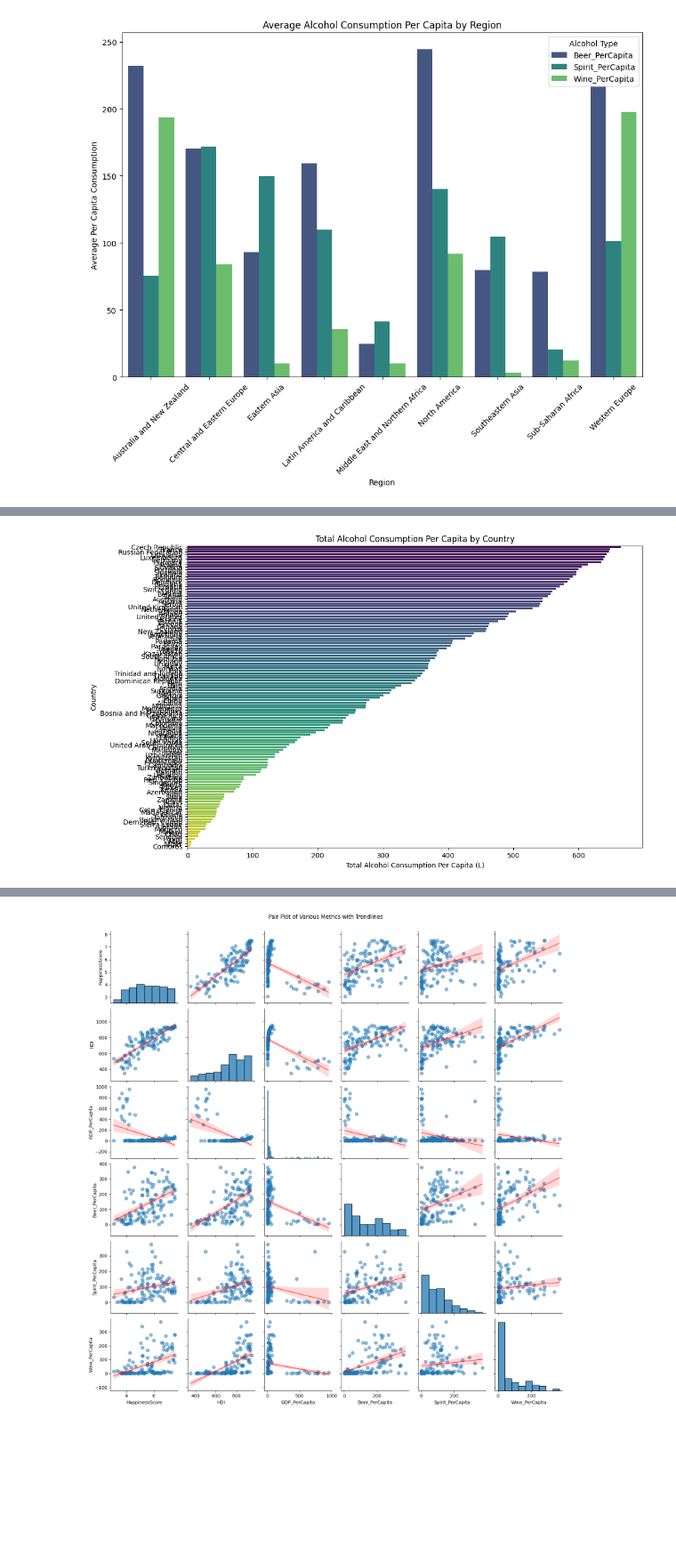
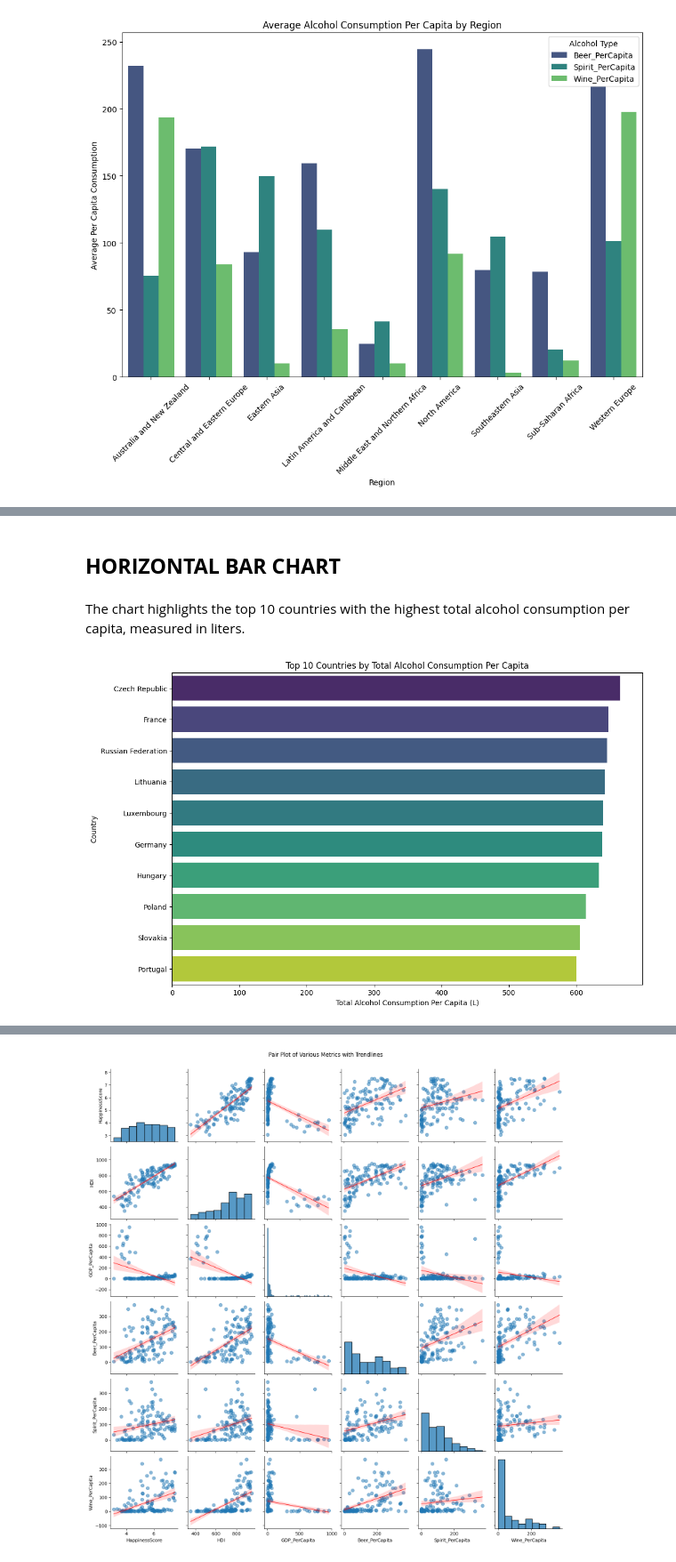
Before and after one commit to giebm/Applied-Data-Analytics, a Jupyter notebook: Happiness-Alcohol.ipynb, the cells around one changed output, grey strips where cells are left out. Shown at 89% size. Drawn from its saved outputs; the diff is of its cells as text; code cells hidden in the pictures; blank space fills up the shorter version.

```diff
--- a/Happiness-Alcohol.ipynb
+++ b/Happiness-Alcohol.ipynb
@@ -225,22 +305,22 @@ plt.show()
+# %% [markdown]
+## **HORIZONTAL BAR CHART**
+# %% [markdown]
+The chart highlights the top 10 countries with the highest total alcohol consumption per capita, measured in liters.
 # %%
-# Calculate total alcohol consumption per capita for each country
 df['Total_Alcohol_PerCapita'] = df[['Beer_PerCapita', 'Spirit_PerCapita', 'Wine_PerCapita']].sum(axis=1)
 
-# Sort the countries by total alcohol consumption for better visualization
 df = df.sort_values(by='Total_Alcohol_PerCapita', ascending=False)
 
-# Set the figure size
+top_10_countries = df.head(10)
+
 plt.figure(figsize=(12, 8))
 
-# Create the bar plot using seaborn
-sns.barplot(x='Total_Alcohol_PerCapita', y='Country', hue='Country', data=df, palette='viridis', dodge=False, legend=False)
+sns.barplot(x='Total_Alcohol_PerCapita', y='Country', hue='Country', data=top_10_countries, palette='viridis', dodge=False, legend=False)
 
-# Set the title and labels
-plt.title('Total Alcohol Consumption Per Capita by Country')
+plt.title('Top 10 Countries by Total Alcohol Consumption Per Capita')
 plt.xlabel('Total Alcohol Consumption Per Capita (L)')
 plt.ylabel('Country')
 
-# Display the plot
 plt.show()
 # %% [output]
-[figure, old version]
+[figure, new version]
```
Also changed, not shown: parts of 50 cells of this notebook.
